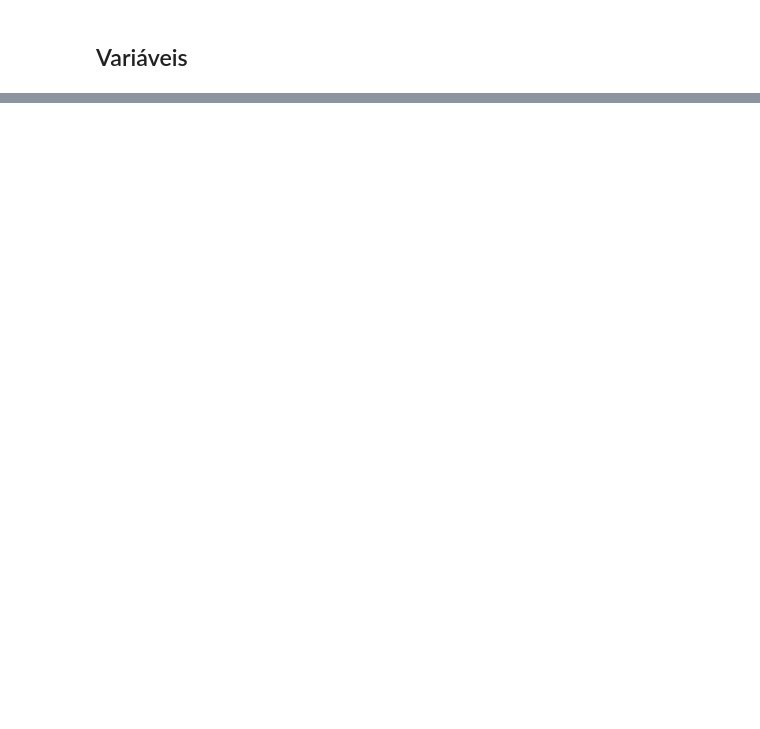
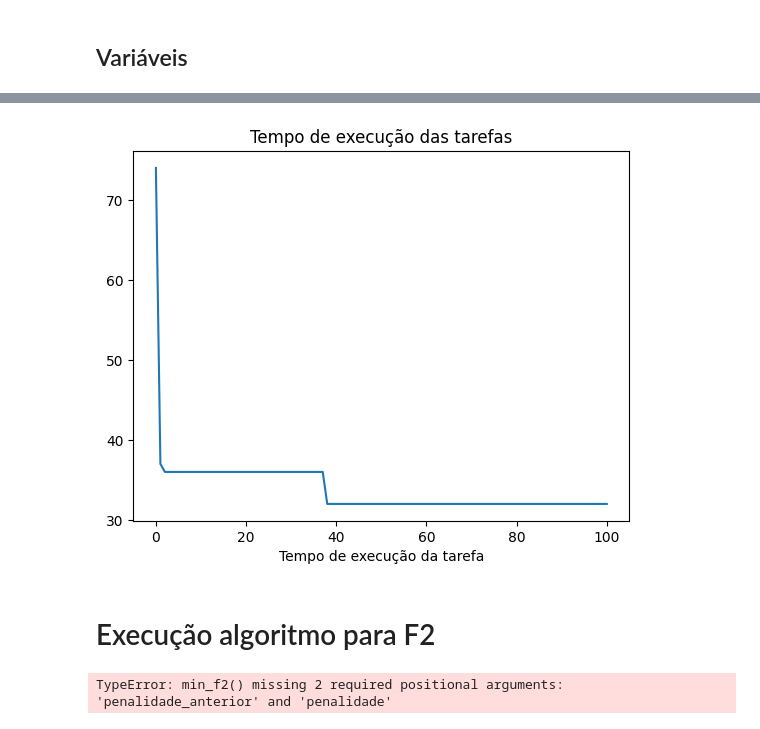
Before and after one commit to LucasAzvd/teoria-da-decisao, a Jupyter notebook: main.ipynb, the cells around one changed output, grey strips where cells are left out. Drawn from its saved outputs; the diff is of its cells as text; code cells hidden in the pictures; blank space fills up the shorter version.

```diff
--- a/main.ipynb
+++ b/main.ipynb
@@ -70,0 +216,6 @@ Se refere a soma ponderada dos atrasos que ocorreram com a penalidade $W_{j}$.
+# %%
+df_alocacao['penalidade'] = 0
+df_alocacao['penalidade'] = df_alocacao.iloc[:, 1:6].max(axis=1)
+df_alocacao['penalidade'] = df_alocacao['penalidade'] - df_alocacao['due_date']
+df_alocacao.loc[df_alocacao['penalidade'] < 0, 'penalidade'] = 0
+df_alocacao['penalidade'] = df_alocacao['penalidade']*df_alocacao['peso']
@@ -70,0 +224,29 @@ Se refere a soma ponderada dos atrasos que ocorreram com a penalidade $W_{j}$.
+# %%
+n_execucoes = 100
+n = 0
+list_tempos = []
+list_penalidades = []
+
+tempo_maximo_inicial = max(df_alocacao.drop(['tarefa', 'peso', 'due_date'], axis=1).sum())
+penalidade_maximo = sum(df_alocacao['penalidade'])
+
+list_tempos.append(tempo_maximo_inicial)
+
+k = 1
+for _ in range(0, n_execucoes):
+    tempo_maximo_execucao = tempo_maximo_inicial
+    df_alocacao_new = df_alocacao.copy()
+    df_alocacao_new = estruturas(df_alocacao, df, k)
+    restricao_1 = restricao_tarefas_maquinas(df_alocacao_new)
+    restricao_2 = restricao_tempo_maximo(df_alocacao_new, tempo_maximo_execucao)
+    restricao_3 = restricao_tempo_atraso(df_alocacao_new)
+    if restricao_1 or restricao_2 or restricao_3:
+        # Se alguma restrição verdadeira, adicionamos os valores antigos a lista
+        list_tempos.append(tempo_maximo_inicial)
+    else:
+        tempo_maximo_execucao = min_f1(df_alocacao_new, tempo_maximo_inicial)
+        list_tempos.append(tempo_maximo_execucao)
+
+        if tempo_maximo_execucao < tempo_maximo_inicial:
+            tempo_maximo_inicial = tempo_maximo_execucao
+            df_alocacao = df_alocacao_new.copy()
@@ -70,0 +271,41 @@ Se refere a soma ponderada dos atrasos que ocorreram com a penalidade $W_{j}$.
+# %%
+import matplotlib.pyplot as plt
+
+plt.plot(list_tempos)
+plt.title("Tempo de execução das tarefas")
+plt.xlabel("Tempo de execução da tarefa")
+plt.show()
+# %% [output]
+[figure, added]
+# %% [markdown]
+# Execução algoritmo para F2
+# %%
+n_execucoes = 10
+n = 0
+list_tempos = []
+list_penalidades = []
+
+tempo_maximo_inicial = max(df_alocacao.drop(['tarefa', 'peso', 'due_date'], axis=1).sum())
+penalidade_maximo = sum(df_alocacao['penalidade'])
+
+list_tempos.append(tempo_maximo_inicial)
+list_penalidades.append(penalidade_maximo)
+
+while n < n_execucoes:
+    tempo_maximo_execucao = tempo_maximo_inicial
+    penalidade_execucao = penalidade_maximo
+    k = 1
+    df_alocacao = estruturas(df_alocacao, df, k)
+    restricao_1 = restricao_tarefas_maquinas(df_alocacao)
+    restricao_2 = restricao_tempo_maximo(df_alocacao, tempo_maximo_execucao)
+    restricao_3 = restricao_tempo_atraso(df_alocacao)
+    if restricao_1 or restricao_2 or restricao_3:
+        # Se alguma restrição verdadeira, adicionamos os valores antigos a lista
+        list_tempos.append(tempo_maximo_inicial)
+        list_penalidades.append(penalidade_maximo)
+    else:
+        min_f2(df_alocacao, tempo_maximo_inicial)
+
+    n+=1
+# %% [output]
+TypeError: min_f2() missing 2 required positional arguments: 'penalidade_anterior' and 'penalidade'
```
Also changed, not shown: parts of 27 cells of this notebook.
